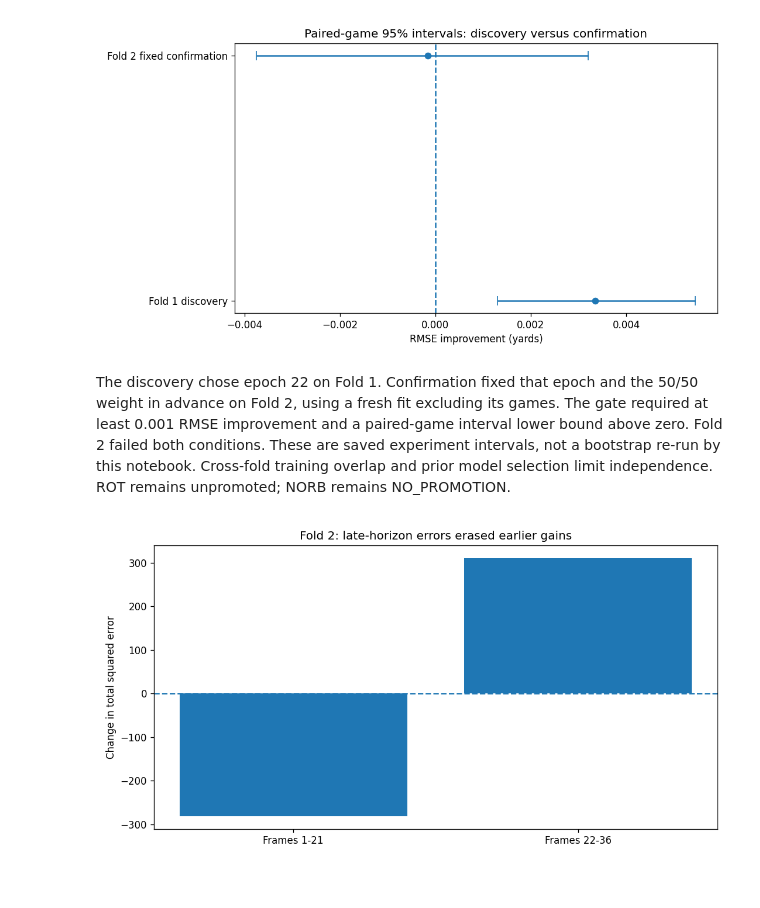
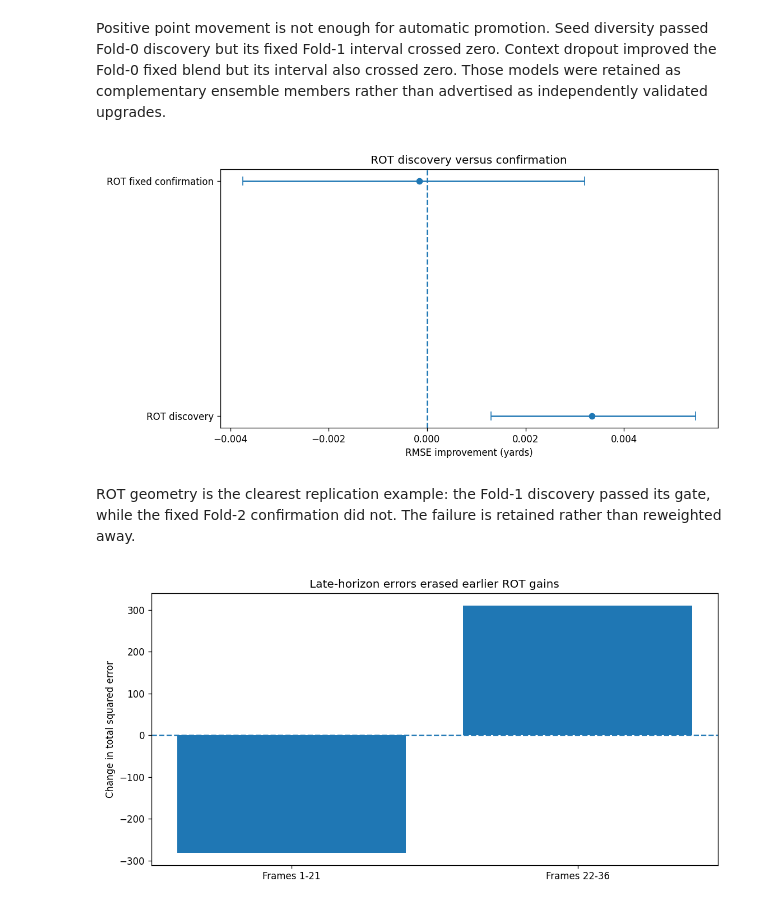
Before and after one commit to alvaromendizabal/nfl-player-trajectory, a Jupyter notebook: research/RECENT_MODELS.ipynb, the cells around one changed output. Drawn from its saved outputs; the diff is of its cells as text; code cells hidden in the pictures.

```diff
--- a/research/RECENT_MODELS.ipynb
+++ b/research/RECENT_MODELS.ipynb
@@ -22,9 +20,9 @@ import matplotlib.pyplot as plt
 import plotly.graph_objects as go
 from IPython.display import display
 E=json.loads(Path('research/evidence/model_reproduction.json').read_text())
-def show(fig, static, name):
-    fig.update_layout(width=900,height=480,margin=dict(l=80,r=40,t=70,b=70),font=dict(size=14))
-    static.set_size_inches(9,4.8);static.tight_layout()
+def show(fig, static, name, height=480):
+    fig.update_layout(width=940,height=height,margin=dict(l=90,r=40,t=80,b=80),font=dict(size=14))
+    static.set_size_inches(9.4,height/100);static.tight_layout()
     buf=io.BytesIO();static.savefig(buf,format='png',dpi=120)
     Path('research/figures').mkdir(exist_ok=True)
     Path('research/figures/'+name+'.png').write_bytes(buf.getvalue())
@@ -33,6 +31,8 @@ def show(fig, static, name):
 n=sum(f['rows'] for f in E['base_folds'])
 r=math.sqrt(sum(f['rows']*f['rmse']**2 for f in E['base_folds'])/n)
 assert n==561607 and abs(r-E['base_oof_rmse'])<1e-12
-print(f'Preserved base: {r:.9f} coordinate RMSE, {n:,} out-of-fold rows.')
-print('Selected checkpoints; not an untouched test. No new Kaggle score.')
+K=E['kaggle_private']
+print(f'Base OOF: {r:.9f} coordinate RMSE across {n:,} excluded-game rows.')
+print(f"Private score progression: {K['five_base_submission']['private_rmse']:.5f} -> {K['seven_model_submission']['private_rmse']:.5f}; final first-place private score {K['final_first_place_private_rmse']:.5f}.")
+print('Late post-competition submissions: performance measurements only; no official rank claimed.')
 # %% [output]
@@ -41,8 +42,8 @@ Selected checkpoints; not an untouched test. No new Kaggle score.
 # %%
 f=E['base_folds']; x=[str(v['fold']) for v in f]; y=[v['rmse'] for v in f]
-fig=go.Figure(go.Scatter(x=x,y=y,mode='markers+lines',name='Excluded-fold base',text=[str(v['rows'])+' rows' for v in f]))
-fig.update_layout(title='Five preserved base models: fold variability',xaxis_title='Held-out fold',yaxis_title='Coordinate RMSE (yards; lower is better)')
+fig=go.Figure(go.Scatter(x=x,y=y,mode='markers+lines',name='Excluded-game base',text=[f"{v['rows']:,} rows" for v in f]))
+fig.update_layout(title='Five source-faithful bases: excluded-game fold variability',xaxis_title='Held-out fold',yaxis_title='Coordinate RMSE (yards; lower is better)')
 fig.add_hline(y=E['base_oof_rmse'],line_dash='dash',annotation_text='Pooled OOF')
-static,ax=plt.subplots();ax.plot(x,y,marker='o');ax.axhline(E['base_oof_rmse'],linestyle='--');ax.set(xlabel='Held-out fold',ylabel='Coordinate RMSE (yards)',title='Five preserved base models: fold variability')
+static,ax=plt.subplots();ax.plot(x,y,marker='o');ax.axhline(E['base_oof_rmse'],linestyle='--');ax.set(xlabel='Held-out fold',ylabel='Coordinate RMSE (yards)',title='Five source-faithful bases: fold variability')
 show(fig,static,'winner_folds')
 # %% [output]
@@ -51,0 +53,8 @@ Fold variation is substantial. The pooled score weights squared errors by row co
+# %%
+T=E['experiments']; labels=[t['name'] for t in T]; gains=[t['gain'] for t in T]
+low=[t['gain']-t['interval95'][0] for t in T]; high=[t['interval95'][1]-t['gain'] for t in T]
+fig=go.Figure(go.Scatter(x=gains,y=labels,mode='markers',error_x=dict(type='data',array=high,arrayminus=low,symmetric=False),text=[t['decision'] for t in T],hovertemplate='%{y}<br>gain=%{x:.6f}<br>%{text}<extra></extra>'))
+fig.update_layout(title='Diversity experiments: point gains versus paired-game uncertainty',xaxis_title='Base RMSE minus fixed blend RMSE (positive is better)',yaxis_title='Experiment')
+fig.add_vline(x=0,line_dash='dash')
+static,ax=plt.subplots();ax.errorbar(gains,labels,xerr=[low,high],fmt='o',capsize=5);ax.axvline(0,linestyle='--');ax.set(xlabel='RMSE improvement (yards)',title='Diversity experiments and paired-game intervals')
+show(fig,static,'winner_diversity',560)
@@ -52,20 +63,21 @@ Fold variation is substantial. The pooled score weights squared errors by row co
+# %% [markdown]
+Positive point movement is not enough for automatic promotion. Seed diversity passed Fold-0 discovery but its fixed Fold-1 interval crossed zero. Context dropout improved the Fold-0 fixed blend but its interval also crossed zero. Those models were retained as complementary ensemble members rather than advertised as independently validated upgrades.
 # %%
-trials=E['rot']; labels=[t['stage'] for t in trials]; gains=[t['gain'] for t in trials]
-low=[t['gain']-t['interval95'][0] for t in trials];high=[t['interval95'][1]-t['gain'] for t in trials]
+T=[t for t in E['experiments'] if t['family']=='geometry']; labels=[t['name'] for t in T]; gains=[t['gain'] for t in T]
+low=[t['gain']-t['interval95'][0] for t in T];high=[t['interval95'][1]-t['gain'] for t in T]
 fig=go.Figure(go.Scatter(x=gains,y=labels,mode='markers',error_x=dict(type='data',array=high,arrayminus=low,symmetric=False)))
-fig.update_layout(title='ROT fixed 50/50 blend: discovery did not replicate',xaxis_title='Base RMSE minus blend RMSE (positive is better)',yaxis_title='Experiment')
-fig.add_vline(x=0,line_dash='dash')
-static,ax=plt.subplots();ax.errorbar(gains,labels,xerr=[low,high],fmt='o',capsize=5);ax.axvline(0,linestyle='--');ax.set(xlabel='RMSE improvement (yards)',title='Paired-game 95% intervals: discovery versus confirmation')
+fig.update_layout(title='ROT: discovery did not reproduce under the fixed confirmation',xaxis_title='RMSE improvement (yards)',yaxis_title='Experiment');fig.add_vline(x=0,line_dash='dash')
+static,ax=plt.subplots();ax.errorbar(gains,labels,xerr=[low,high],fmt='o',capsize=5);ax.axvline(0,linestyle='--');ax.set(xlabel='RMSE improvement (yards)',title='ROT discovery versus confirmation')
 show(fig,static,'winner_confirmation')
 # %% [output]
-[figure, old version]
+[figure, new version]
-# %% [markdown]
-The discovery chose epoch 22 on Fold 1. Confirmation fixed that epoch and the 50/50 weight in advance on Fold 2, using a fresh fit excluding its games. The gate required at least 0.001 RMSE improvement and a paired-game interval lower bound above zero. Fold 2 failed both conditions. These are saved experiment intervals, not a bootstrap re-run by this notebook. Cross-fold training overlap and prior model selection limit independence. ROT remains unpromoted; NORB remains NO_PROMOTION.
+# %% [markdown]
+ROT geometry is the clearest replication example: the Fold-1 discovery passed its gate, while the fixed Fold-2 confirmation did not. The failure is retained rather than reweighted away.
 # %%
 s=E['horizon_segments'];labels=[v['segment'] for v in s];delta=[v['delta_sse'] for v in s]
-fig=go.Figure(go.Bar(x=labels,y=delta,text=[str(v['rows'])+' rows' for v in s]))
-fig.update_layout(title='Fold 2: late-horizon errors erased earlier gains',xaxis_title='Forecast segment',yaxis_title='Blend minus base total squared error (yards squared)')
-static,ax=plt.subplots();ax.bar(labels,delta);ax.axhline(0,linestyle='--');ax.set(ylabel='Change in total squared error',title='Fold 2: late-horizon errors erased earlier gains')
+fig=go.Figure(go.Bar(x=labels,y=delta,text=[f"{v['rows']:,} rows" for v in s]))
+fig.update_layout(title='Fold-2 ROT error analysis: late horizons erased earlier gains',xaxis_title='Forecast segment',yaxis_title='Blend minus base total squared error')
+static,ax=plt.subplots();ax.bar(labels,delta);ax.axhline(0,linestyle='--');ax.set(ylabel='Change in total squared error',title='Late-horizon errors erased earlier ROT gains')
 show(fig,static,'winner_horizon')
 # %% [output]
-[figure, old version]
+[figure, new version]
```
Also changed, not shown: parts of 20 cells of this notebook, 16 other files.
